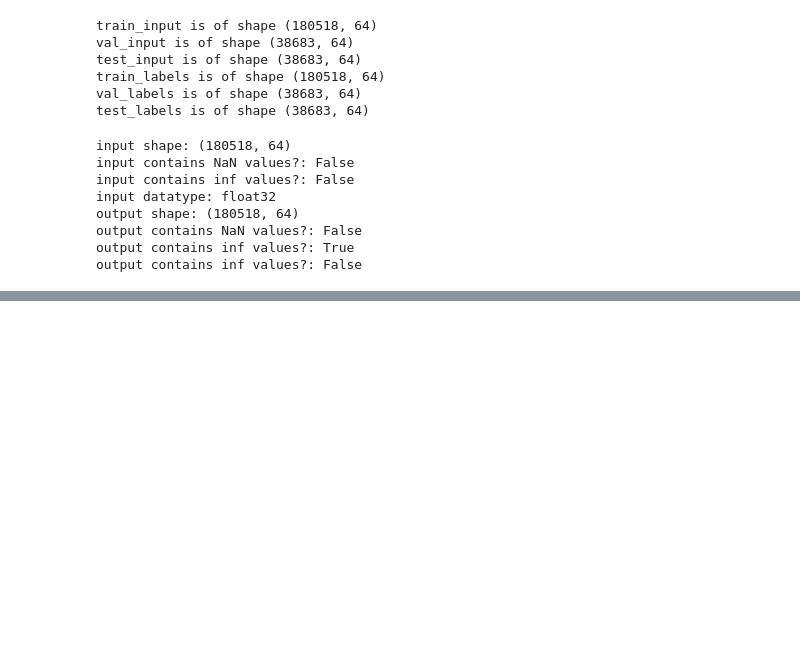
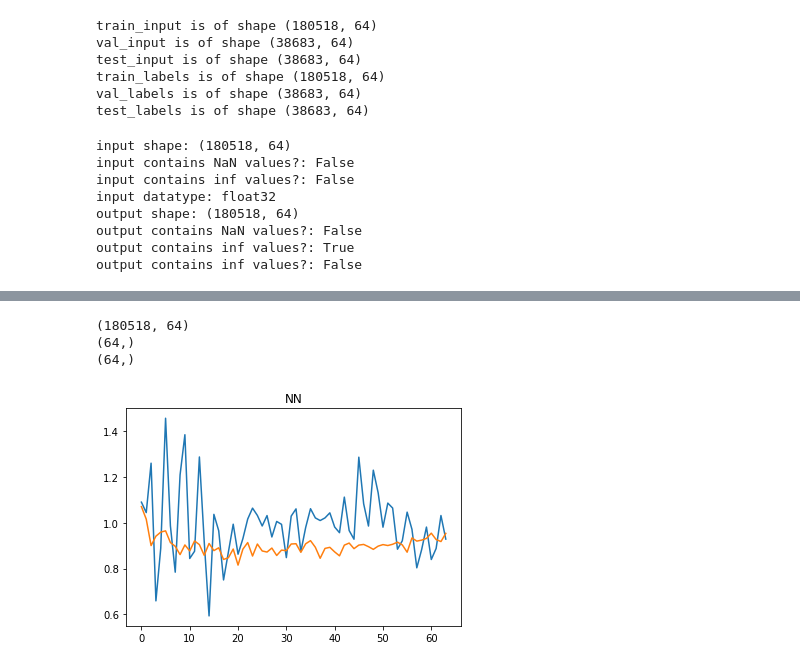
Before and after one commit to daea69twins/voiceseperation, a Jupyter notebook: ML_data_preparation/multioutput_regression_sandbox.ipynb, the cells around one changed output, grey strips where cells are left out. Cells and saved outputs as stored; diff of their text form; code cells hidden in the pictures; blank space fills up the shorter version.

```diff
--- a/ML_data_preparation/multioutput_regression_sandbox.ipynb
+++ b/ML_data_preparation/multioutput_regression_sandbox.ipynb
@@ -135,0 +117,17 @@ plt.show()
+# %%
+"""
+Prepare the training input and target output data
+Using "target" with regression and "label" with classification is a a good idea
+"""
+train = np.concatenate((overlap_train_scaled, overlap_val_scaled))
+target = np.concatenate((imask_train, imask_val))
+
+print('train contains NaN values?:', np.any(np.isnan(train)))
+print('train contains inf values?:', np.any(np.isinf(train)))
+# print('input datatype:', overlap_train_scaled.dtype)
+# overlap_train_scaled = overlap_train_scaled.astype('float32')
+print('target shape:', target.shape)
+print('target contains NaN values?:', np.any(np.isnan(target)))
+print('target contains inf values?:', np.any(np.isinf(target)))
+target[np.isinf(target)] = 0
+print('target contains inf values?:', np.any(np.isinf(target)))
@@ -135,0 +251,20 @@ plt.show()
+# %%
+print(overlap_train_scaled.shape)
+print(overlap_test_scaled[0].shape)
+print(imask_test[0].shape)
+
+
+x = overlap_test_scaled[0].reshape((1, 64))
+y = imask_test[0]
+yhat = NN_model.predict(x)
+
+x_axis_list = list(range(0, 64))
+plt.plot(x_axis_list, y)
+plt.plot(x_axis_list, yhat[0])
+plt.title(str("NN"))
+plt.show()
+# %% [output]
+(180518, 64)
+(64,)
+(64,)
+[figure, added]
```
Also changed, not shown: parts of 8 cells of this notebook, 1 other file.
